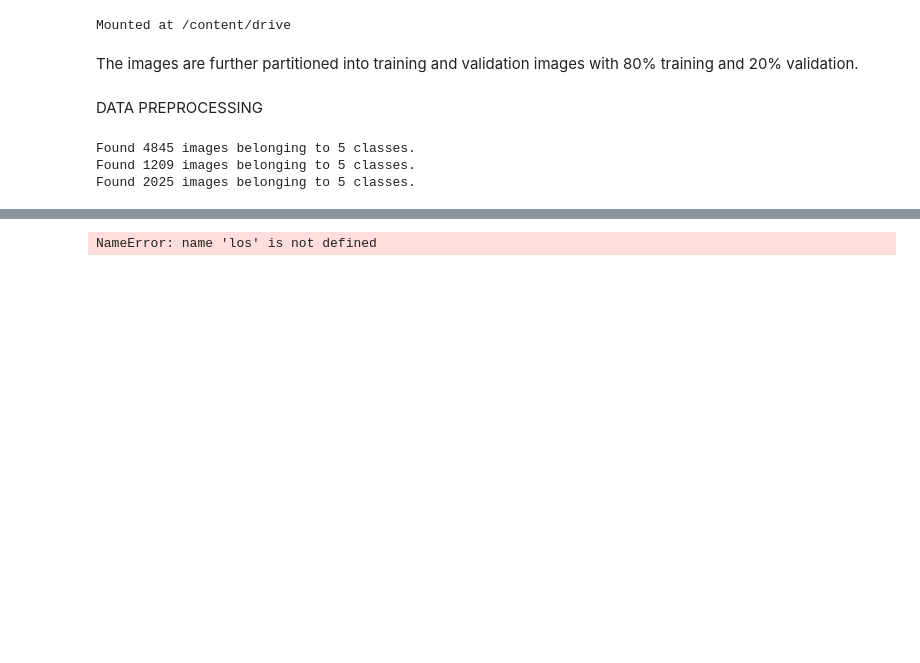
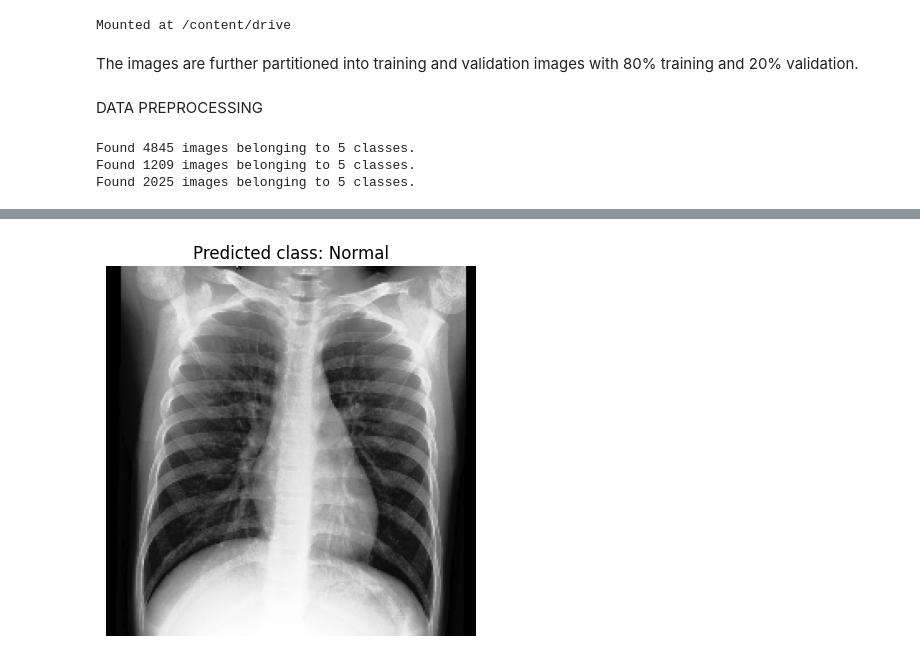
Before and after one commit to yashi4/length-of-stay-prediction, a Jupyter notebook: Length_of_stay_prediction_ipynb.ipynb, the cells around one changed output, grey strips where cells are left out. Cells and saved outputs as stored; diff of their text form; code cells hidden in the pictures; blank space fills up the shorter version.

```diff
--- a/Length_of_stay_prediction_ipynb.ipynb
+++ b/Length_of_stay_prediction_ipynb.ipynb
@@ -132,13 +133,15 @@ def image_prep(filename , img_size = 224):
 def get_length_of_stay(pred_class):
     # Define the cases as a dictionary
     cases = {
-        'Bacterial Pneumonia': lambda: random.randrange(4, 8, 1),
-        'Corona Virus Disease': lambda: random.randrange(10, 20, 1),
-        'Normal': lambda: 0,
-        'Tuberculosis': lambda: random.randrange(62, 77, 1),
-        'Viral Pneumonia': lambda: random.randrange(30, 61, 1),
+        'Bacterial Pneumonia':random.randrange(4, 8, 1),
+        'Corona Virus Disease': random.randrange(10, 20, 1),
+        'Normal': 0,
+        'Tuberculosis': random.randrange(62, 77, 1),
+        'Viral Pneumonia': random.randrange(30, 61, 1),
     }
-    return los
+    for x in cases:
+      if pred_class==x:
+        return cases[x]
 # %%
 #Define a function to make predictions on the prepared images
 #Image along with the classified label is shown as output
@@ -209,3 +212,3 @@ loss_and_accuracy(history = history_1)
 # %%
-make_predictions(model , '/content/Lung Disease Dataset/test/Tuberculosis/Tuberculosis-101.jpg' , classnames )
+make_predictions(model , '/content/Lung Disease Dataset/train/Normal/0106.jpeg' , classnames )
 # %% [output]
@@ -213 +217 @@ make_predictions(model , '/content/Lung Disease Dataset/test/Tuberculosis/Tuberc
-NameError: name 'los' is not defined
+[figure, added]
```
Also changed, not shown: parts of 9 cells of this notebook.
